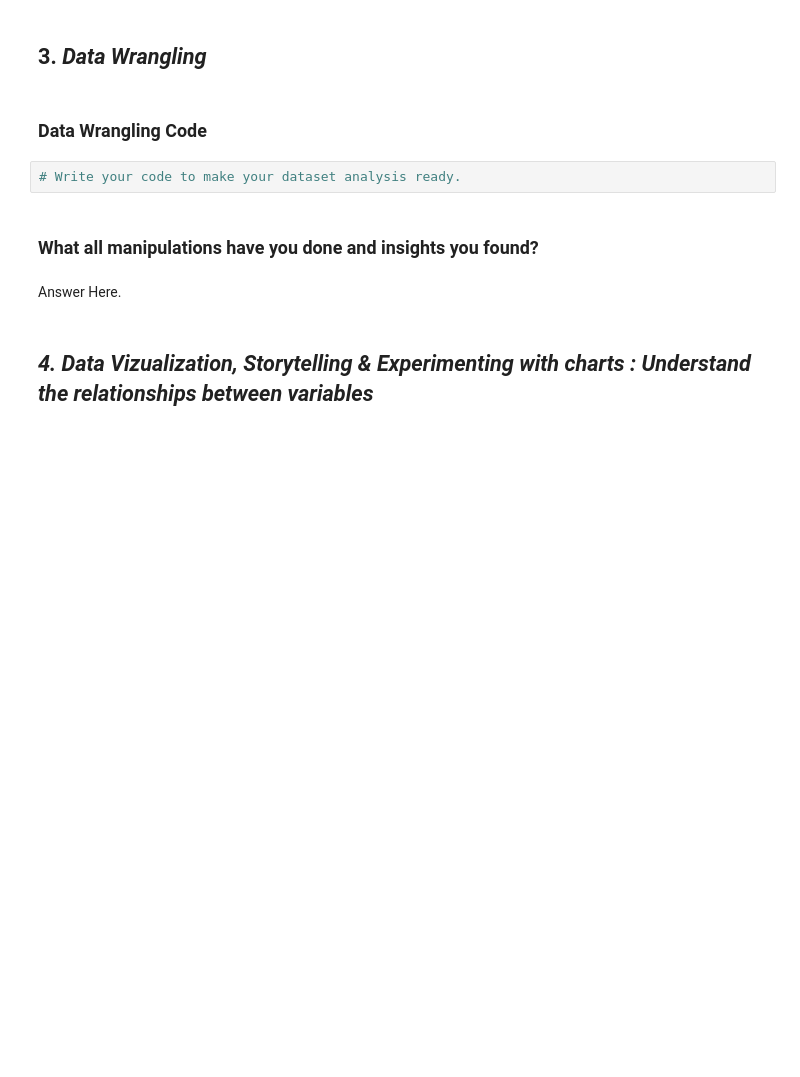
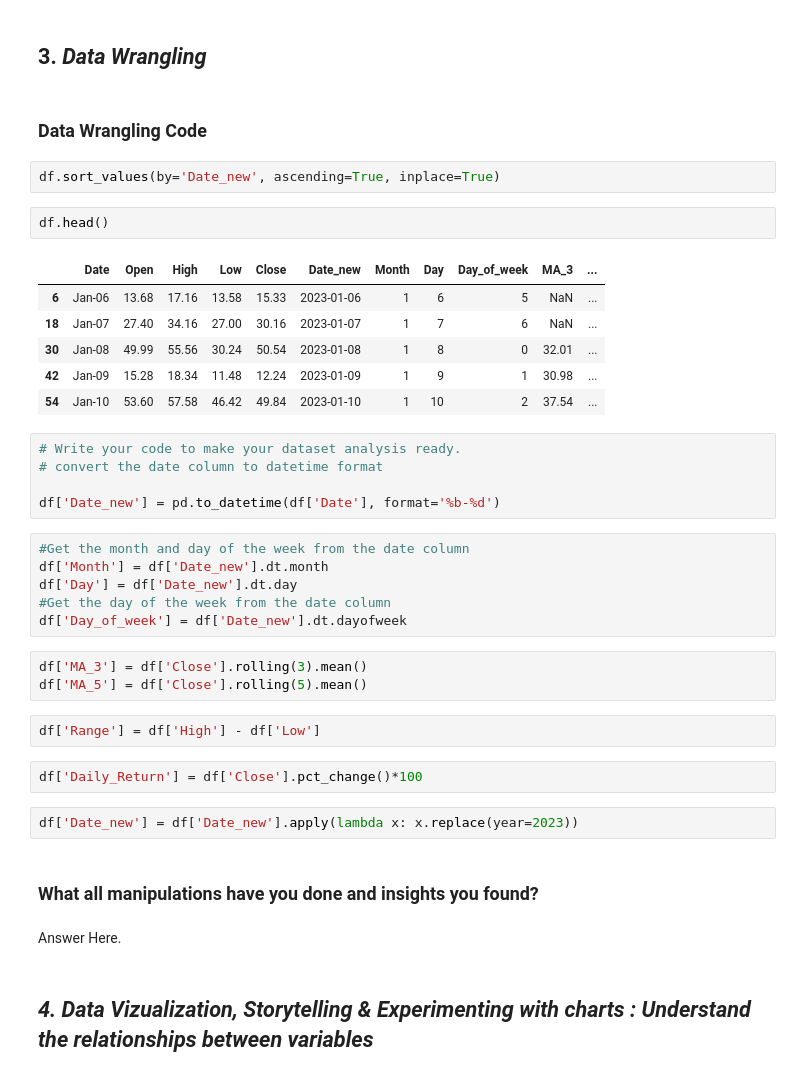
Before and after one commit to Laxmi884/Regression, a Jupyter notebook: Regression Project.ipynb, the cells around one changed output. Drawn from its saved outputs; the diff is of its cells as text; blank space fills up the shorter version.

```diff
--- a/Regression Project.ipynb
+++ b/Regression Project.ipynb
@@ -227,8 +293,37 @@ Answer Here
 ## 3. ***Data Wrangling***
 # %% [markdown]
 ### Data Wrangling Code
+# %%
+df.sort_values(by='Date_new', ascending=True, inplace=True)
+# %%
+df.head()
+# %% [output]
+|  | Date | Open | High | Low | Close | Date_new | Month | Day | Day_of_week | MA_3 | ... |
+| 6 | Jan-06 | 13.68 | 17.16 | 13.58 | 15.33 | 2023-01-06 | 1 | 6 | 5 | NaN | ... |
+| 18 | Jan-07 | 27.40 | 34.16 | 27.00 | 30.16 | 2023-01-07 | 1 | 7 | 6 | NaN | ... |
+| 30 | Jan-08 | 49.99 | 55.56 | 30.24 | 50.54 | 2023-01-08 | 1 | 8 | 0 | 32.01 | ... |
+| 42 | Jan-09 | 15.28 | 18.34 | 11.48 | 12.24 | 2023-01-09 | 1 | 9 | 1 | 30.98 | ... |
+| 54 | Jan-10 | 53.60 | 57.58 | 46.42 | 49.84 | 2023-01-10 | 1 | 10 | 2 | 37.54 | ... |
 # %%
 # Write your code to make your dataset analysis ready.
+# convert the date column to datetime format
+
+df['Date_new'] = pd.to_datetime(df['Date'], format='%b-%d')
+# %%
+#Get the month and day of the week from the date column
+df['Month'] = df['Date_new'].dt.month
+df['Day'] = df['Date_new'].dt.day
+#Get the day of the week from the date column
+df['Day_of_week'] = df['Date_new'].dt.dayofweek
+# %%
+df['MA_3'] = df['Close'].rolling(3).mean()
+df['MA_5'] = df['Close'].rolling(5).mean()
+# %%
+df['Range'] = df['High'] - df['Low']
+# %%
+df['Daily_Return'] = df['Close'].pct_change()*100
+# %%
+df['Date_new'] = df['Date_new'].apply(lambda x: x.replace(year=2023))
 # %% [markdown]
 ### What all manipulations have you done and insights you found?
 # %% [markdown]
```
Also changed, not shown: parts of 27 cells of this notebook.
